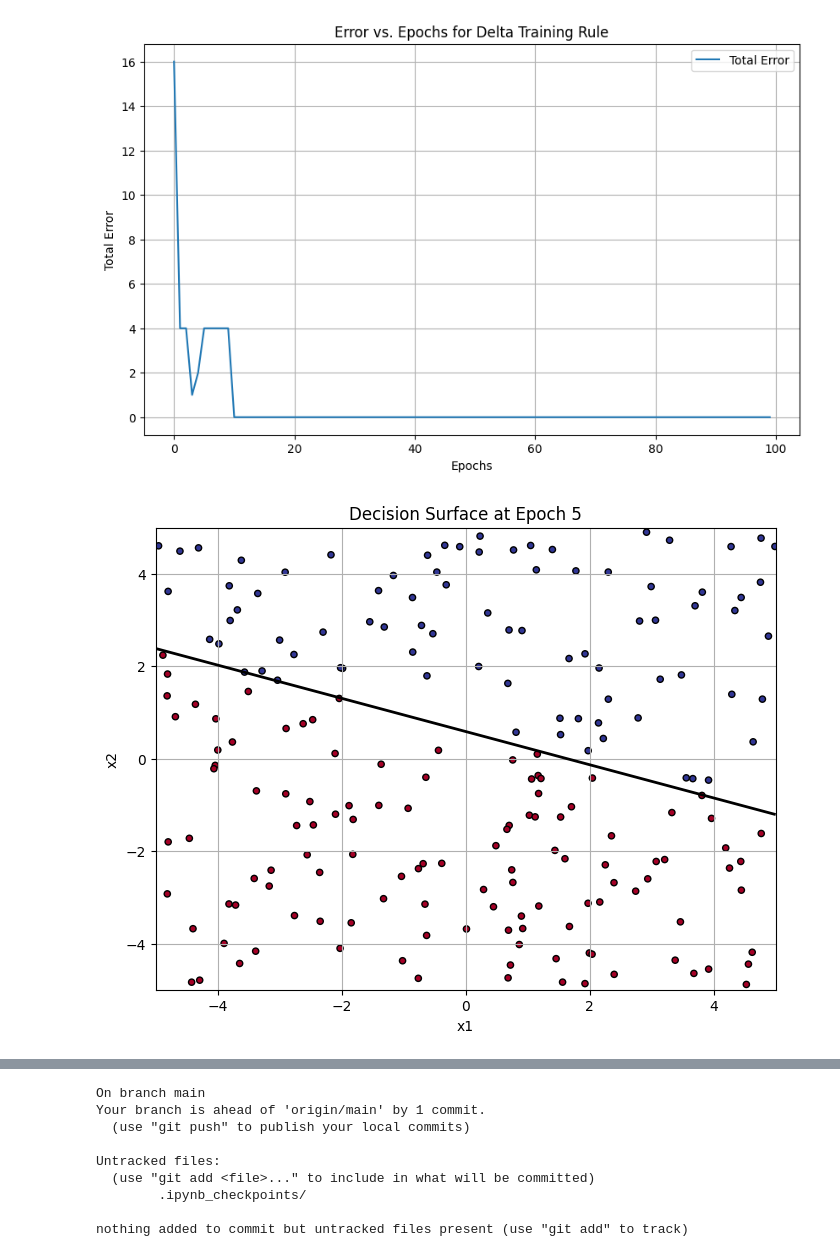
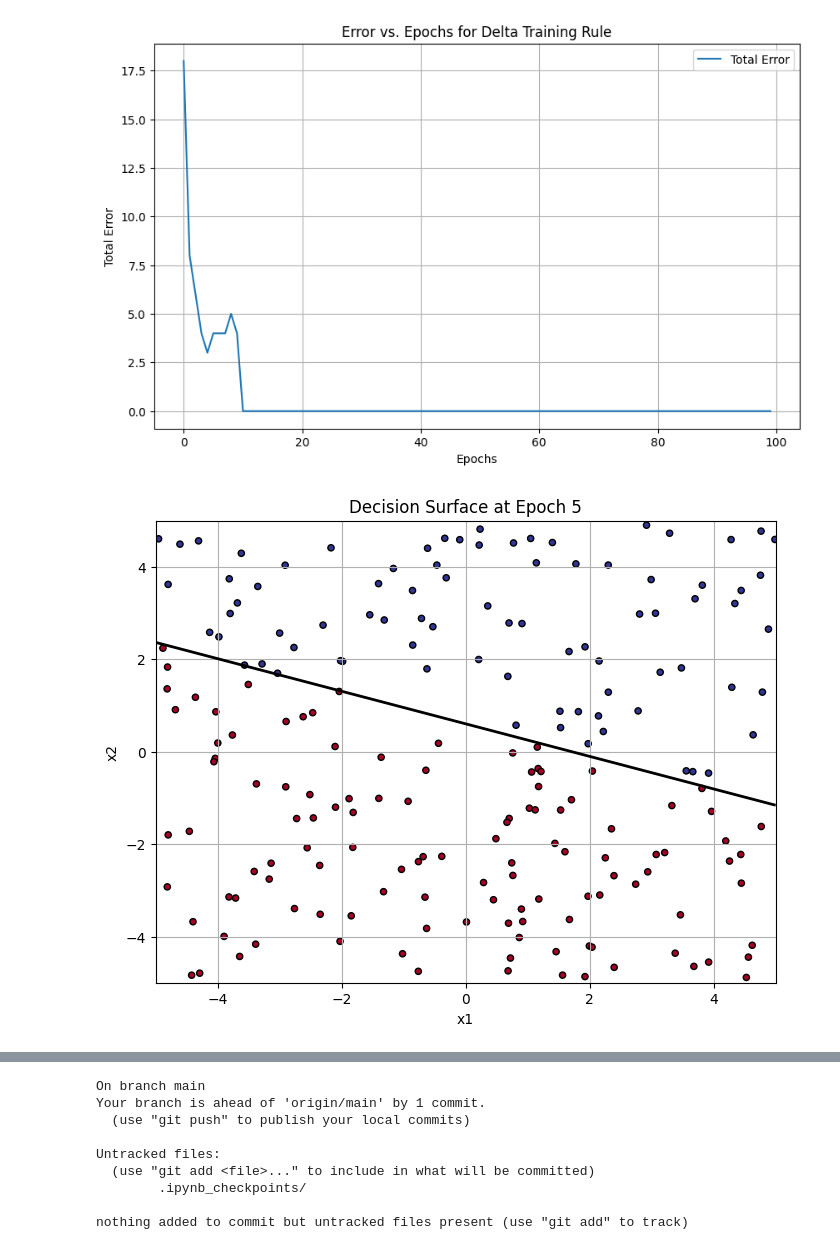
Before and after one commit to khushabuborwal/delta-rule-training, a Jupyter notebook: main.ipynb, the cells around one changed output, grey strips where cells are left out. Saved outputs shown, nothing was run; the diff lists cells and outputs as text; code cells hidden in the pictures.

Commit message:
Delta Training

```diff
--- a/main.ipynb
+++ b/main.ipynb
@@ -12,7 +12,7 @@ np.random.seed(0)  # for reproducibility
 num_samples = 200
 x1_values = np.random.uniform(-5, 5, num_samples)
 x2_values = np.random.uniform(-5, 5, num_samples)
-Y = np.array([target_concept(x1, x2) for x1, x2 in zip(x1_values, x2_values)])
+targets = np.array([target_concept(x1, x2) for x1, x2 in zip(x1_values, x2_values)])
 # %%
 # Function to train model with batch processing
 def train_batch(learning_rate, epochs=100):
@@ -69,38 +69,38 @@ def train_incremental(learning_rate, epochs=100):
     return errors, weights, weight_updates
 # %%
 # Training using delta rule
-errors, _, _ = train_batch(learning_rate, epochs=100)
+errors, weights, _ = train_batch(0.01, epochs=100)
 # Plot error as a function of epochs
 plt.figure(figsize=(10, 6))
 plt.plot(errors, label='Total Error')
 plt.xlabel('Epochs')
 plt.ylabel('Total Error')
 plt.title('Error vs. Epochs for Delta Training Rule')
 plt.legend()
 plt.grid(True)
 plt.show()
 
 # Now plot the decision surfaces at 5, 10, 50, 100 iterations
 for epoch in [5, 10, 50, 100]:
     # Plot the decision surface after 5, 10, 50, 100 epochs
     plt.figure(figsize=(8, 6))
     plt.scatter(x1_values, x2_values, c=targets, cmap=plt.cm.RdYlBu, s=20, edgecolor='k')
 
     # Create grid for decision surface
     x1_range = np.linspace(-5, 5, 100)
     x2_range = np.linspace(-5, 5, 100)
     X1, X2 = np.meshgrid(x1_range, x2_range)
     Z = weights[0] * X1 + weights[1] * X2 + weights[2]
 
     # Plot the decision boundary
     plt.contour(X1, X2, Z, levels=[0], colors='k', linewidths=2)
     plt.title(f'Decision Surface at Epoch {epoch}')
     plt.xlabel('x1')
     plt.ylabel('x2')
     plt.grid(True)
     plt.show()
 # %% [output]
-[figure, old version]
+[figure, new version]
 [figure]
 [figure]
 [figure]
```
Also changed, not shown: parts of 8 cells of this notebook.
